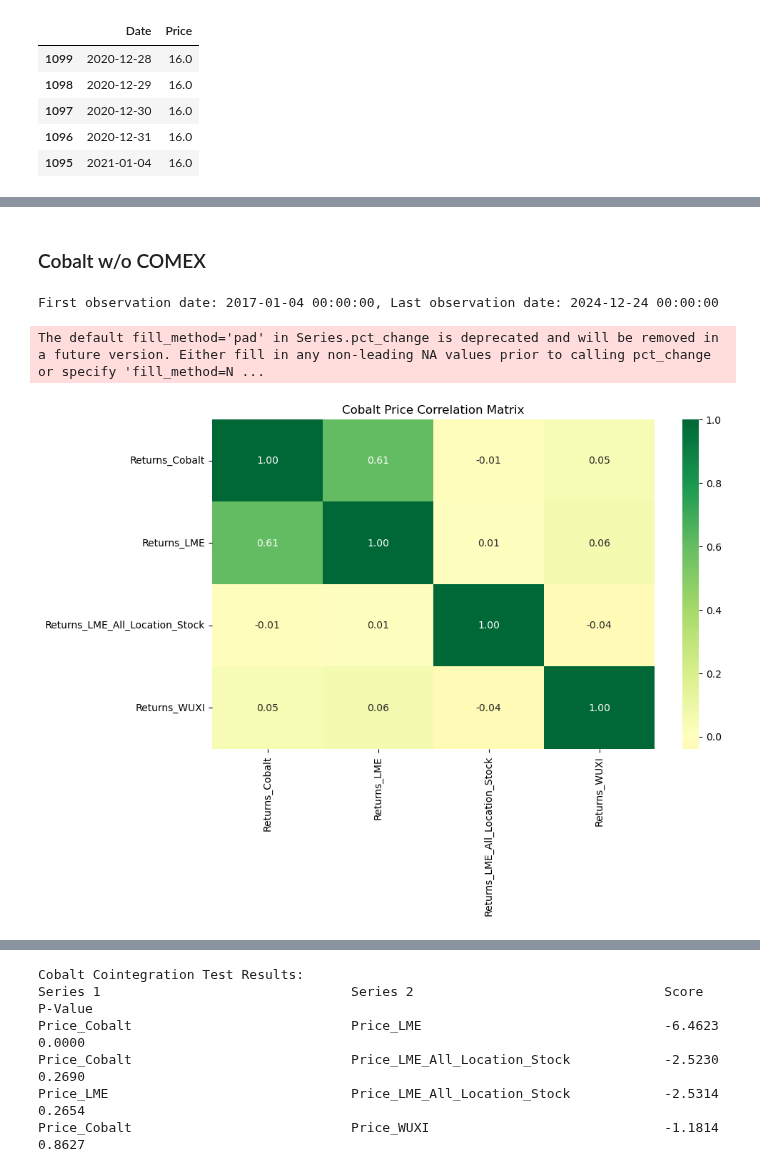
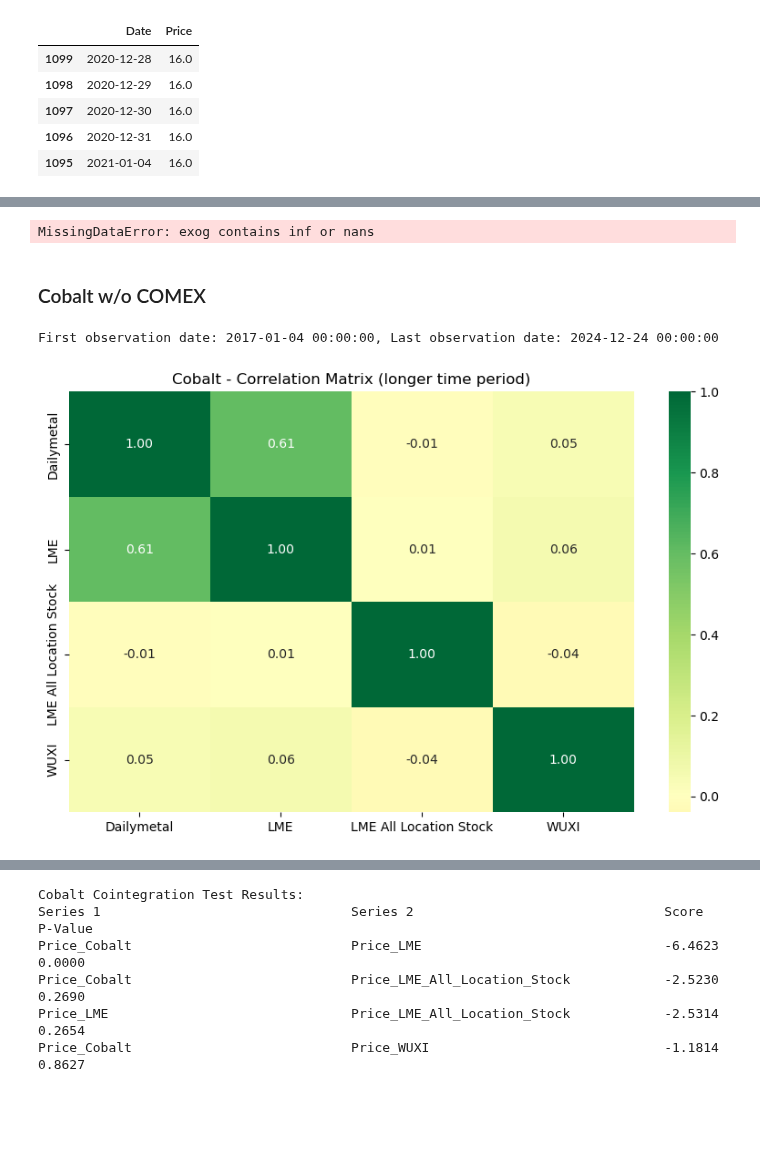
Before and after one commit to Doosheck/metals, a Jupyter notebook: data_overview.ipynb, the cells around one changed output, grey strips where cells are left out. Drawn from its saved outputs; the diff is of its cells as text; code cells hidden in the pictures; blank space fills up the shorter version.

```diff
--- a/data_overview.ipynb
+++ b/data_overview.ipynb
@@ -589,3 +670,33 @@ First observation date: 2023-10-18 00:00:00, Last observation date: 2024-12-11 0
+# %%
+# Compute the cointegration
+from statsmodels.tsa.stattools import coint
+# Define pairs of time series for cointegration tests
+dfc_merged = dfc_merged.rename(columns={'Price_Cobalt': 'Dailymetalprice'})
+pairs_cobalt = [
+    ('Dailymetalprice', 'Price_LME'),
+    ('Dailymetalprice', 'Price_LME_All_Location_Stock'),
+    ('Price_LME', 'Price_LME_All_Location_Stock'),
+    ('Dailymetalprice', 'Price_WUXI'),
+    ('Price_LME', 'Price_WUXI'),
+    ('Price_LME_All_Location_Stock', 'Price_WUXI'),
+    ('Dailymetalprice', 'Price_COMEX'),
+    ('Price_LME', 'Price_COMEX'),
+    ('Price_LME_All_Location_Stock', 'Price_COMEX'),
+    ('Price_WUXI', 'Price_COMEX')
+]
+# Perform tests and collect results
+results_cobalt = []
+for series1, series2 in pairs_cobalt:
+    score, p_value, _ = coint(dfc_merged[series1], dfc_merged[series2])
+    results_cobalt.append((series1, series2, score, p_value))
+# Print results as a table with conditional coloring for p-values
+print(f"{Fore.YELLOW}Cobalt Cointegration Test Results:{Style.RESET_ALL}")
+print(f"{Fore.CYAN}{'Series 1':<40}{'Series 2':<40}{'Score':<15}{'P-Value':<15}{Style.RESET_ALL}")
+for series1, series2, score, p_value in results_cobalt:
+    p_value_color = Fore.GREEN if p_value < 0.05 else Style.RESET_ALL
+    print(f"{series1:<40}{series2:<40}{Fore.GREEN}{score:<15.4f}{p_value_color}{p_value:<15.4f}{Style.RESET_ALL}")
+# %% [output]
+MissingDataError: exog contains inf or nans
 # %% [markdown]
 ### Cobalt w/o COMEX
 # %%
@@ -601,26 +712,25 @@ dfc_merged['Price_LME'] = dfc_merged['Price_LME'].astype(float)
 dfc_merged['Price_LME_All_Location_Stock'] = dfc_merged['Price_LME_All_Location_Stock'].astype(float)
 dfc_merged['Price_WUXI'] = dfc_merged['Price_WUXI'].astype(float)
 
-dfc_merged['Returns_Cobalt'] = dfc_merged['Price_Cobalt'].pct_change()
-dfc_merged['Returns_LME'] = dfc_merged['Price_LME'].pct_change()
-dfc_merged['Returns_LME_All_Location_Stock'] = dfc_merged['Price_LME_All_Location_Stock'].pct_change()
-dfc_merged['Returns_WUXI'] = dfc_merged['Price_WUXI'].pct_change()
+dfc_merged['Dailymetal'] = dfc_merged['Price_Cobalt'].pct_change()
+dfc_merged['LME'] = dfc_merged['Price_LME'].pct_change()
+dfc_merged['LME All Location Stock'] = dfc_merged['Price_LME_All_Location_Stock'].pct_change()
+dfc_merged['WUXI'] = dfc_merged['Price_WUXI'].pct_change()
 # Drop NaN values
-dfc_merged = dfc_merged.dropna(subset=['Returns_Cobalt', 'Returns_LME', 'Returns_LME_All_Location_Stock', 'Returns_WUXI'])
+dfc_merged = dfc_merged.dropna(subset=['Dailymetal', 'LME', 'LME All Location Stock', 'WUXI'])
 
 print(f"First observation date: {dfc_merged['Date'].min()}, Last observation date: {dfc_merged['Date'].max()}")
 # %% [output]
 First observation date: 2017-01-04 00:00:00, Last observation date: 2024-12-24 00:00:00
-The default fill_method='pad' in Series.pct_change is deprecated and will be removed in a future version. Either fill in any non-leading NA values prior to calling pct_change or specify 'fill_method=N ...
 # %%
 # Calculate the correlation matrix
-correlation_matrix_cobalt = dfc_merged[['Returns_Cobalt', 'Returns_LME', 'Returns_LME_All_Location_Stock', 'Returns_WUXI']].corr()
+correlation_matrix_cobalt = dfc_merged[['Dailymetal', 'LME', 'LME All Location Stock', 'WUXI']].corr()
 plt.figure(figsize=(10, 6))
 sns.heatmap(correlation_matrix_cobalt, annot=True, center=0, cmap='RdYlGn', fmt='.2f')
-plt.title('Cobalt Price Correlation Matrix')
+plt.title('Cobalt - Correlation Matrix (longer time period)')
 plt.show()
 # %% [output]
-[figure, old version]
+[figure, new version]
 # %%
 dfc_merged.head()
 # %% [output]
```
Also changed, not shown: parts of 19 cells of this notebook.
